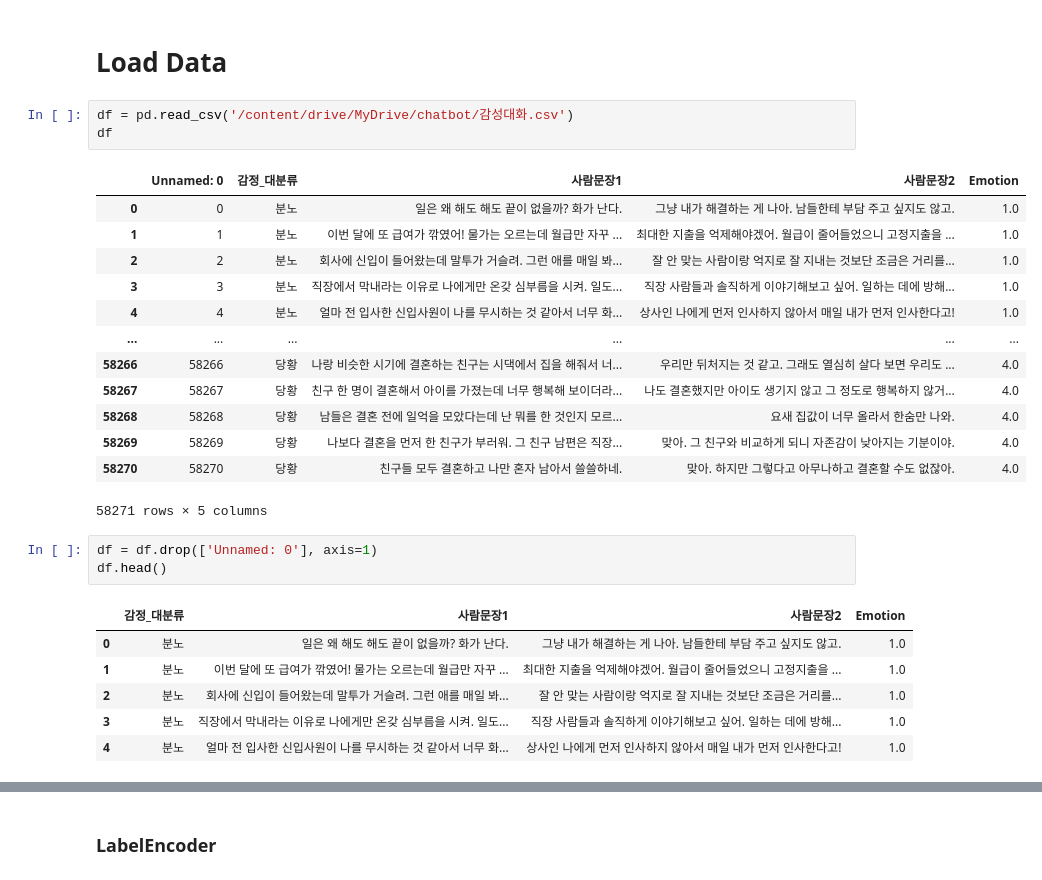
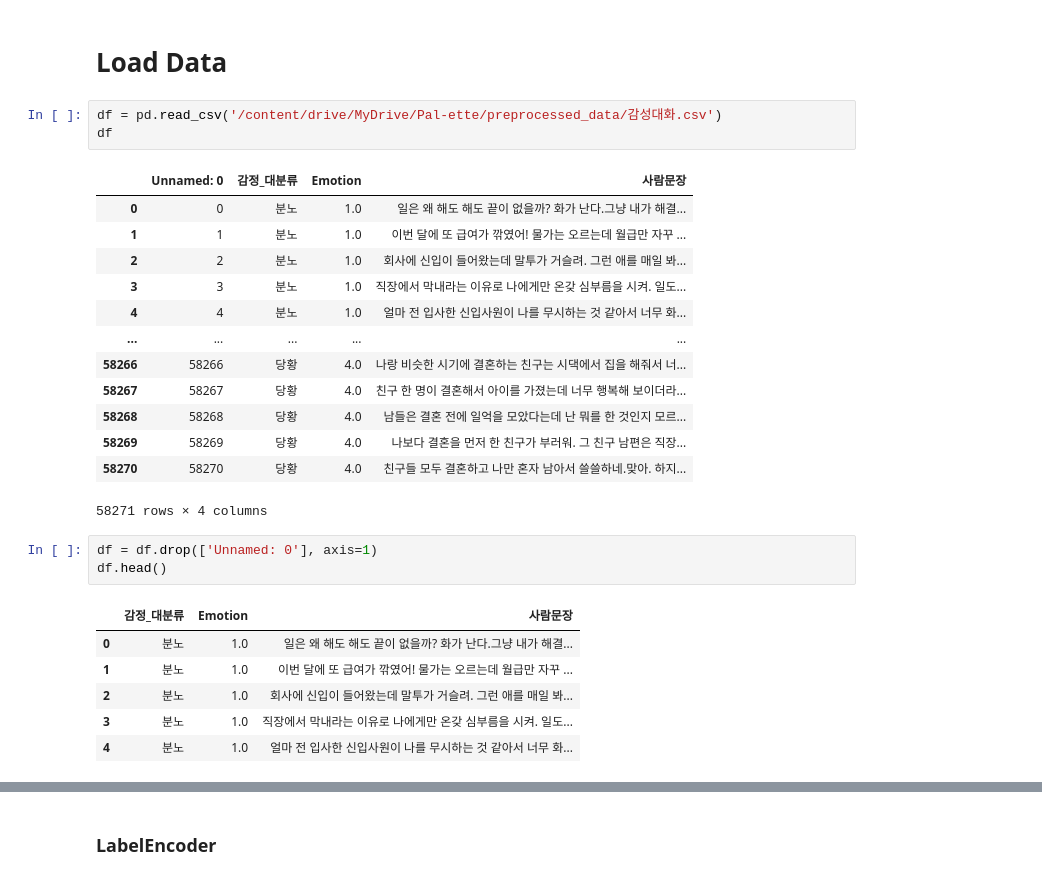
Before and after one commit to pal-ette/iNotePal, a Jupyter notebook: models/감성대화_KoBERT.ipynb, the cells around one changed output, grey strips where cells are left out. Drawn from its saved outputs; the diff is of its cells as text.

```diff
--- a/models/감성대화_KoBERT.ipynb
+++ b/models/감성대화_KoBERT.ipynb
@@ -68,29 +44,29 @@ device = torch.device("cuda:0")
 # %% [markdown]
 # Load Data
 # %%
-df = pd.read_csv('/content/drive/MyDrive/chatbot/감성대화.csv')
+df = pd.read_csv('/content/drive/MyDrive/Pal-ette/preprocessed_data/감성대화.csv')
 df
 # %% [output]
-|  | Unnamed: 0 | 감정_대분류 | 사람문장1 | 사람문장2 | Emotion |
-| 0 | 0 | 분노 | 일은 왜 해도 해도 끝이 없을까? 화가 난다. | 그냥 내가 해결하는 게 나아. 남들한테 부담 주고 싶지도 않고. | 1.0 |
-| 1 | 1 | 분노 | 이번 달에 또 급여가 깎였어! 물가는 오르는데 월급만 자꾸 ... | 최대한 지출을 억제해야겠어. 월급이 줄어들었으니 고정지출을 ... | 1.0 |
-| 2 | 2 | 분노 | 회사에 신입이 들어왔는데 말투가 거슬려. 그런 애를 매일 봐... | 잘 안 맞는 사람이랑 억지로 잘 지내는 것보단 조금은 거리를... | 1.0 |
-| 3 | 3 | 분노 | 직장에서 막내라는 이유로 나에게만 온갖 심부름을 시켜. 일도... | 직장 사람들과 솔직하게 이야기해보고 싶어. 일하는 데에 방해... | 1.0 |
-| 4 | 4 | 분노 | 얼마 전 입사한 신입사원이 나를 무시하는 것 같아서 너무 화... | 상사인 나에게 먼저 인사하지 않아서 매일 내가 먼저 인사한다고! | 1.0 |
-| ... | ... | ... | ... | ... | ... |
-| 58266 | 58266 | 당황 | 나랑 비슷한 시기에 결혼하는 친구는 시댁에서 집을 해줘서 너... | 우리만 뒤처지는 것 같고. 그래도 열심히 살다 보면 우리도 ... | 4.0 |
-| 58267 | 58267 | 당황 | 친구 한 명이 결혼해서 아이를 가졌는데 너무 행복해 보이더라... | 나도 결혼했지만 아이도 생기지 않고 그 정도로 행복하지 않거... | 4.0 |
-| 58268 | 58268 | 당황 | 남들은 결혼 전에 일억을 모았다는데 난 뭐를 한 것인지 모르... | 요새 집값이 너무 올라서 한숨만 나와. | 4.0 |
-| 58269 | 58269 | 당황 | 나보다 결혼을 먼저 한 친구가 부러워. 그 친구 남편은 직장... | 맞아. 그 친구와 비교하게 되니 자존감이 낮아지는 기분이야. | 4.0 |
-| 58270 | 58270 | 당황 | 친구들 모두 결혼하고 나만 혼자 남아서 쓸쓸하네. | 맞아. 하지만 그렇다고 아무나하고 결혼할 수도 없잖아. | 4.0 |
+|  | Unnamed: 0 | 감정_대분류 | Emotion | 사람문장 |
+| 0 | 0 | 분노 | 1.0 | 일은 왜 해도 해도 끝이 없을까? 화가 난다.그냥 내가 해결... |
+| 1 | 1 | 분노 | 1.0 | 이번 달에 또 급여가 깎였어! 물가는 오르는데 월급만 자꾸 ... |
+| 2 | 2 | 분노 | 1.0 | 회사에 신입이 들어왔는데 말투가 거슬려. 그런 애를 매일 봐... |
+| 3 | 3 | 분노 | 1.0 | 직장에서 막내라는 이유로 나에게만 온갖 심부름을 시켜. 일도... |
+| 4 | 4 | 분노 | 1.0 | 얼마 전 입사한 신입사원이 나를 무시하는 것 같아서 너무 화... |
+| ... | ... | ... | ... | ... |
+| 58266 | 58266 | 당황 | 4.0 | 나랑 비슷한 시기에 결혼하는 친구는 시댁에서 집을 해줘서 너... |
+| 58267 | 58267 | 당황 | 4.0 | 친구 한 명이 결혼해서 아이를 가졌는데 너무 행복해 보이더라... |
+| 58268 | 58268 | 당황 | 4.0 | 남들은 결혼 전에 일억을 모았다는데 난 뭐를 한 것인지 모르... |
+| 58269 | 58269 | 당황 | 4.0 | 나보다 결혼을 먼저 한 친구가 부러워. 그 친구 남편은 직장... |
+| 58270 | 58270 | 당황 | 4.0 | 친구들 모두 결혼하고 나만 혼자 남아서 쓸쓸하네.맞아. 하지... |
-58271 rows × 5 columns
+58271 rows × 4 columns
 # %%
 df = df.drop(['Unnamed: 0'], axis=1)
 df.head()
 # %% [output]
-|  | 감정_대분류 | 사람문장1 | 사람문장2 | Emotion |
-| 0 | 분노 | 일은 왜 해도 해도 끝이 없을까? 화가 난다. | 그냥 내가 해결하는 게 나아. 남들한테 부담 주고 싶지도 않고. | 1.0 |
-| 1 | 분노 | 이번 달에 또 급여가 깎였어! 물가는 오르는데 월급만 자꾸 ... | 최대한 지출을 억제해야겠어. 월급이 줄어들었으니 고정지출을 ... | 1.0 |
-| 2 | 분노 | 회사에 신입이 들어왔는데 말투가 거슬려. 그런 애를 매일 봐... | 잘 안 맞는 사람이랑 억지로 잘 지내는 것보단 조금은 거리를... | 1.0 |
-| 3 | 분노 | 직장에서 막내라는 이유로 나에게만 온갖 심부름을 시켜. 일도... | 직장 사람들과 솔직하게 이야기해보고 싶어. 일하는 데에 방해... | 1.0 |
-| 4 | 분노 | 얼마 전 입사한 신입사원이 나를 무시하는 것 같아서 너무 화... | 상사인 나에게 먼저 인사하지 않아서 매일 내가 먼저 인사한다고! | 1.0 |
+|  | 감정_대분류 | Emotion | 사람문장 |
+| 0 | 분노 | 1.0 | 일은 왜 해도 해도 끝이 없을까? 화가 난다.그냥 내가 해결... |
+| 1 | 분노 | 1.0 | 이번 달에 또 급여가 깎였어! 물가는 오르는데 월급만 자꾸 ... |
+| 2 | 분노 | 1.0 | 회사에 신입이 들어왔는데 말투가 거슬려. 그런 애를 매일 봐... |
+| 3 | 분노 | 1.0 | 직장에서 막내라는 이유로 나에게만 온갖 심부름을 시켜. 일도... |
+| 4 | 분노 | 1.0 | 얼마 전 입사한 신입사원이 나를 무시하는 것 같아서 너무 화... |
```
Also changed, not shown: parts of 23 cells of this notebook.
